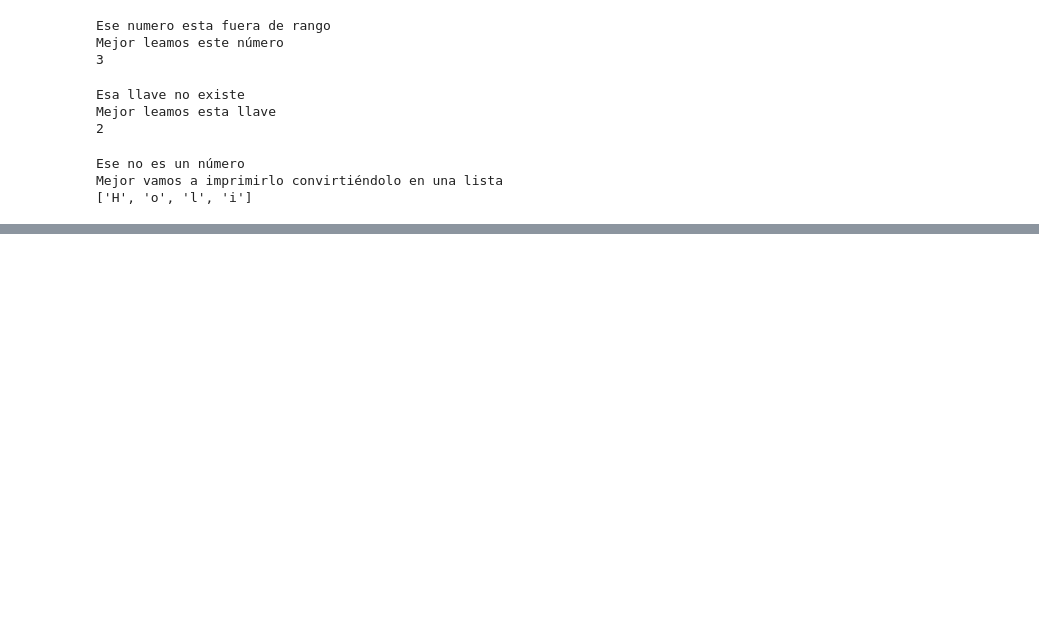
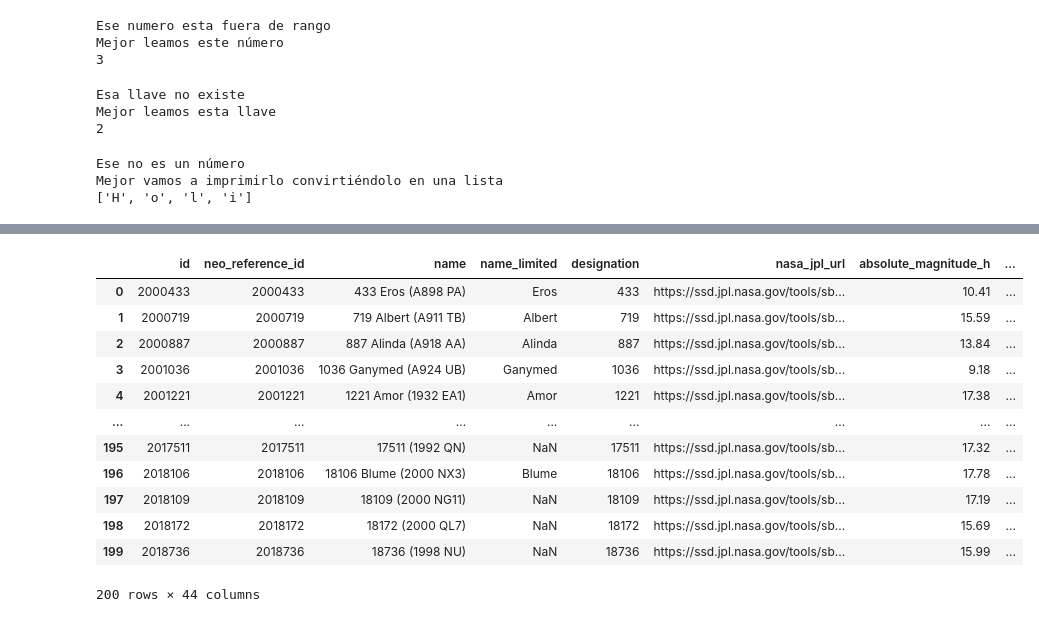
Before and after one commit to ivonnemorenoa/Procesamiento_de_Datos_con_Python, a Jupyter notebook: 6. APIs, Automatización y concatenación de DataFrames/APIs_automation_concatenation_DF.ipynb, the cells around one changed output, grey strips where cells are left out. Cells and saved outputs as stored; diff of their text form; code cells hidden in the pictures; blank space fills up the shorter version.

```diff
--- a/6. APIs, Automatización y concatenación de DataFrames/APIs_automation_concatenation_DF.ipynb
+++ b/6. APIs, Automatización y concatenación de DataFrames/APIs_automation_concatenation_DF.ipynb
@@ -229,0 +477,47 @@ Mejor vamos a imprimirlo convirtiéndolo en una lista
+# %%
+dict_datos = {}
+
+for i in range(0, 10):
+
+    try:
+        time.sleep(5)
+        r = requests.get(endpoint, params=payload, timeout=5)
+
+        if r.status_code == 200:
+            json = r.json()
+
+            data = json['near_earth_objects']
+            dict_datos[i] = data
+
+            new_link = json['links']['next']
+            endpoint = new_link
+    except:
+        continue
+# %%
+for key in dict_datos:
+    normalized = pd.json_normalize(dict_datos[key])
+    df = pd.DataFrame.from_dict(normalized)
+    dict_datos[key] = df
+# %%
+lista_de_dataframes = []
+
+for key in dict_datos:
+    lista_de_dataframes.append(dict_datos[key])
+# %%
+df_completo = pd.concat(lista_de_dataframes, axis=0).reset_index(drop=True)
+# %%
+df_completo
+# %% [output]
+|  | id | neo_reference_id | name | name_limited | designation | nasa_jpl_url | absolute_magnitude_h | ... |
+| 0 | 2000433 | 2000433 | 433 Eros (A898 PA) | Eros | 433 | https://ssd.jpl.nasa.gov/tools/sb... | 10.41 | ... |
+| 1 | 2000719 | 2000719 | 719 Albert (A911 TB) | Albert | 719 | https://ssd.jpl.nasa.gov/tools/sb... | 15.59 | ... |
+| 2 | 2000887 | 2000887 | 887 Alinda (A918 AA) | Alinda | 887 | https://ssd.jpl.nasa.gov/tools/sb... | 13.84 | ... |
+| 3 | 2001036 | 2001036 | 1036 Ganymed (A924 UB) | Ganymed | 1036 | https://ssd.jpl.nasa.gov/tools/sb... | 9.18 | ... |
+| 4 | 2001221 | 2001221 | 1221 Amor (1932 EA1) | Amor | 1221 | https://ssd.jpl.nasa.gov/tools/sb... | 17.38 | ... |
+| ... | ... | ... | ... | ... | ... | ... | ... | ... |
+| 195 | 2017511 | 2017511 | 17511 (1992 QN) | NaN | 17511 | https://ssd.jpl.nasa.gov/tools/sb... | 17.32 | ... |
+| 196 | 2018106 | 2018106 | 18106 Blume (2000 NX3) | Blume | 18106 | https://ssd.jpl.nasa.gov/tools/sb... | 17.78 | ... |
+| 197 | 2018109 | 2018109 | 18109 (2000 NG11) | NaN | 18109 | https://ssd.jpl.nasa.gov/tools/sb... | 17.19 | ... |
+| 198 | 2018172 | 2018172 | 18172 (2000 QL7) | NaN | 18172 | https://ssd.jpl.nasa.gov/tools/sb... | 15.69 | ... |
+| 199 | 2018736 | 2018736 | 18736 (1998 NU) | NaN | 18736 | https://ssd.jpl.nasa.gov/tools/sb... | 15.99 | ... |
+200 rows × 44 columns
```
Also changed, not shown: parts of 41 cells of this notebook, 1 other file.
